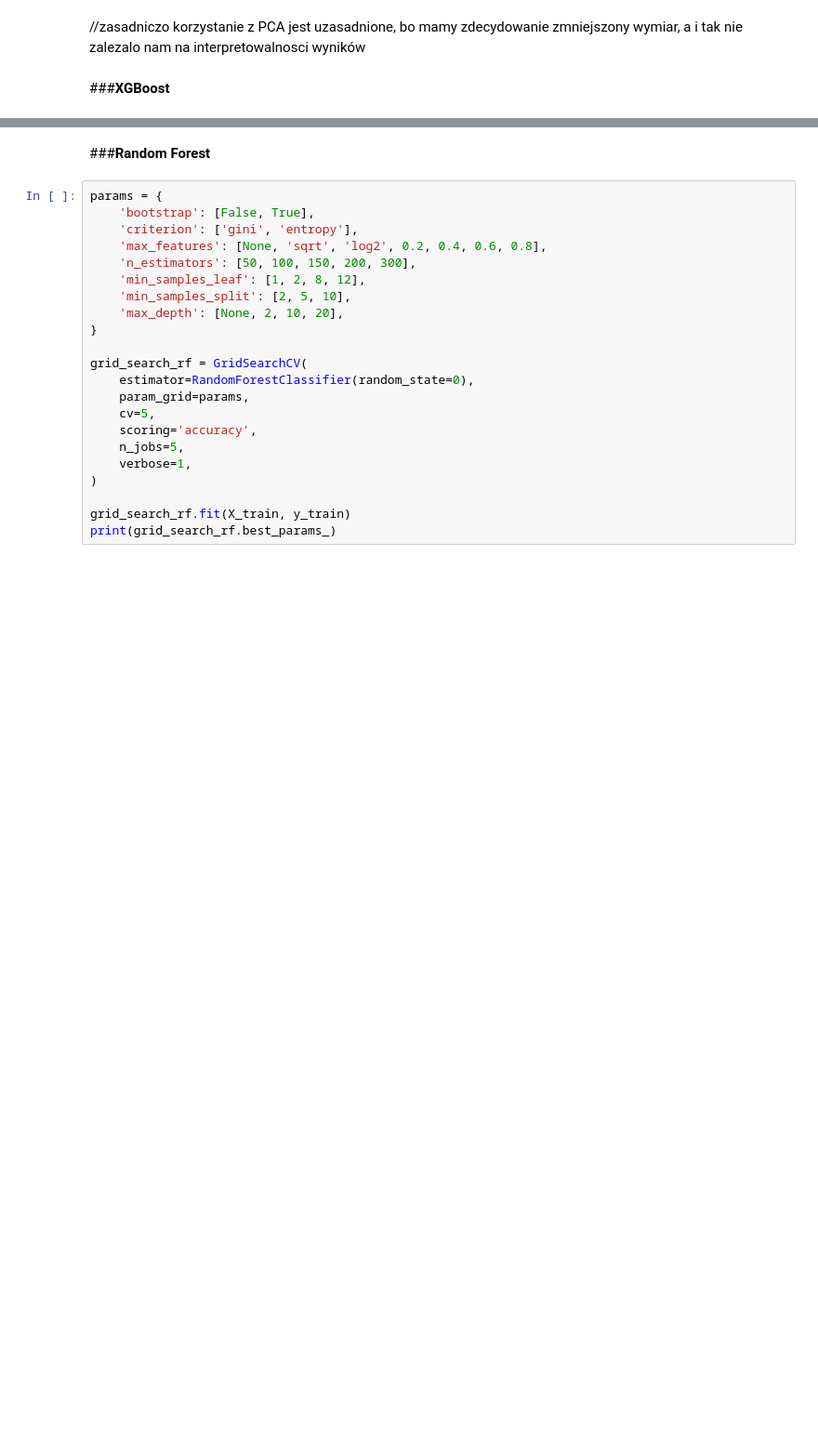
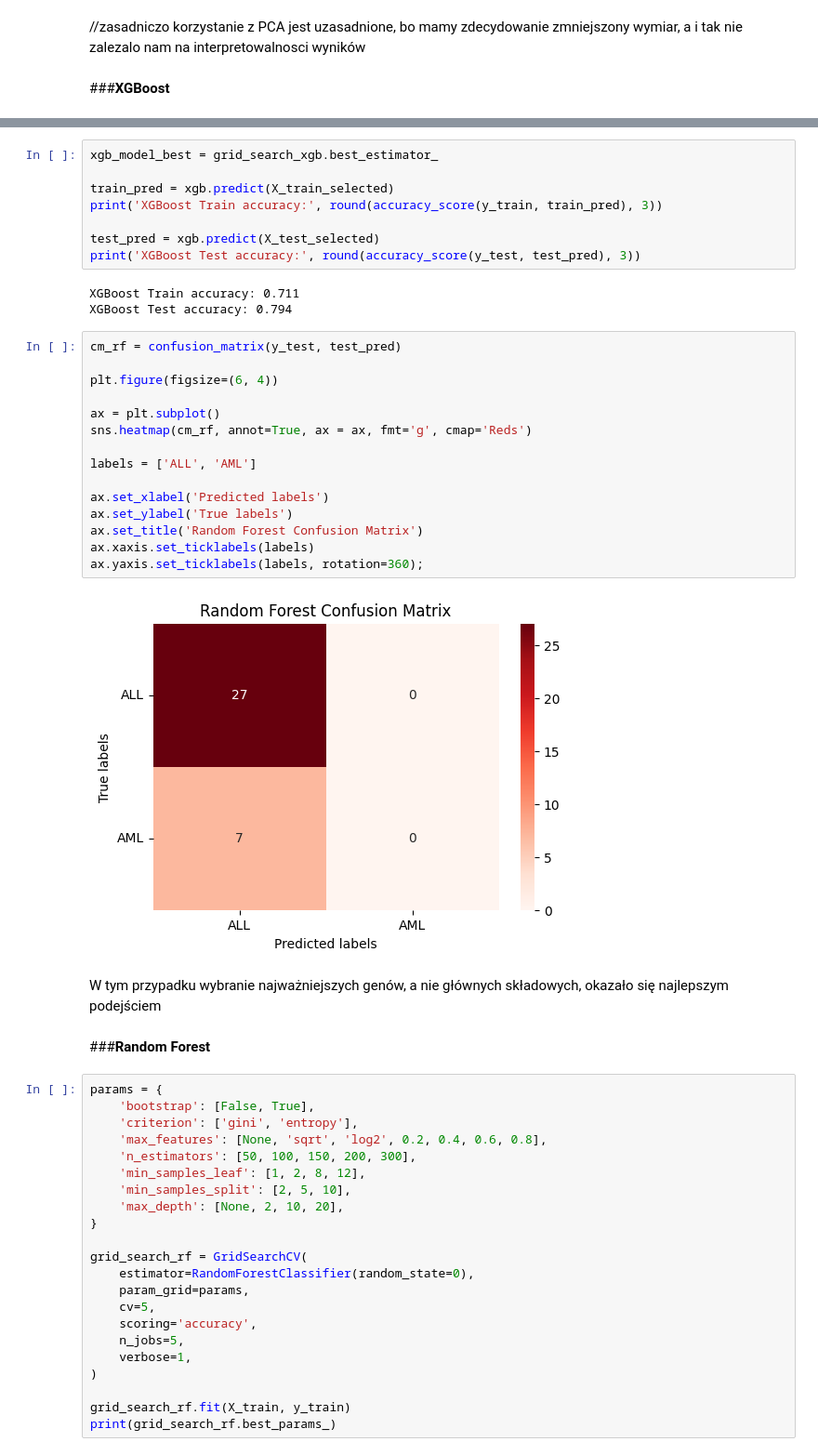
Before and after one commit to szezlong/gene-classification, a Jupyter notebook: Gene_Classification.ipynb, the cells around one changed output, grey strips where cells are left out. Shown: that part at 93% size. Saved outputs shown, nothing was run; the diff lists cells and outputs as text; blank space fills up the shorter version.

```diff
--- a/Gene_Classification.ipynb
+++ b/Gene_Classification.ipynb
@@ -373,3 +556,33 @@ Simply predicting everything as ALL in Test set:  0.794.
+# %%
+xgb_model_best = grid_search_xgb.best_estimator_
+
+train_pred = xgb.predict(X_train_selected)
+print('XGBoost Train accuracy:', round(accuracy_score(y_train, train_pred), 3))
+
+test_pred = xgb.predict(X_test_selected)
+print('XGBoost Test accuracy:', round(accuracy_score(y_test, test_pred), 3))
+# %% [output]
+XGBoost Train accuracy: 0.711
+XGBoost Test accuracy: 0.794
+# %%
+cm_rf = confusion_matrix(y_test, test_pred)
+
+plt.figure(figsize=(6, 4))
+
+ax = plt.subplot()
+sns.heatmap(cm_rf, annot=True, ax = ax, fmt='g', cmap='Reds')
+
+labels = ['ALL', 'AML']
+
+ax.set_xlabel('Predicted labels')
+ax.set_ylabel('True labels')
+ax.set_title('Random Forest Confusion Matrix')
+ax.xaxis.set_ticklabels(labels)
+ax.yaxis.set_ticklabels(labels, rotation=360);
+# %% [output]
+[figure, added]
+# %% [markdown]
+W tym przypadku wybranie najważniejszych genów, a nie głównych składowych, okazało się najlepszym podejściem
 # %% [markdown]
 ###**Random Forest**
 # %%
```
Also changed, not shown: parts of 23 cells of this notebook.
